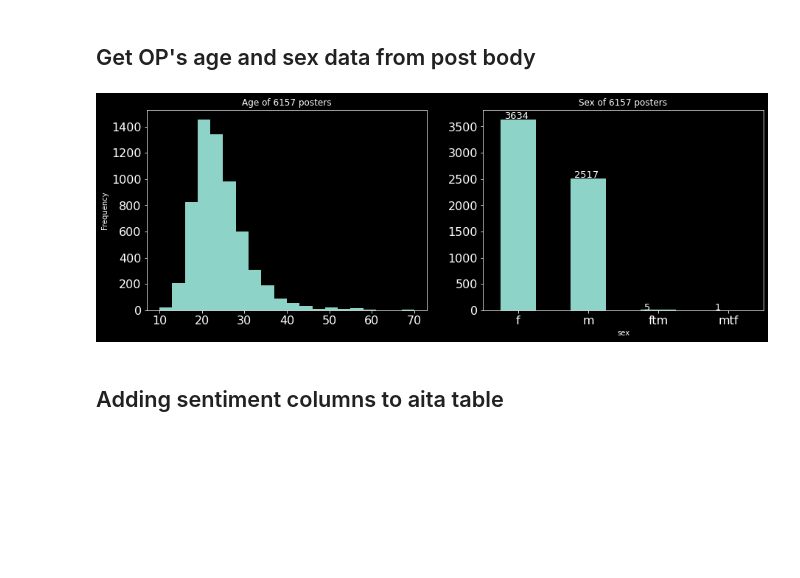
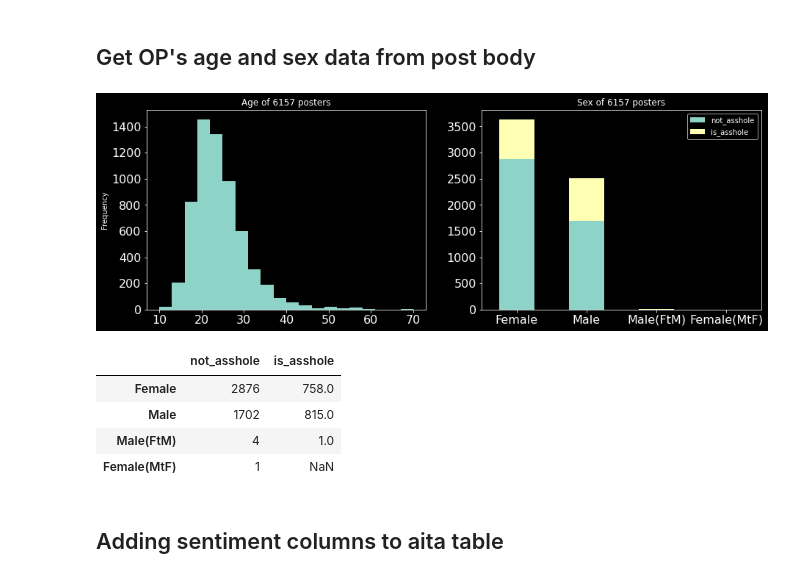
Before and after one commit to czengnn/who-is-the-asshole, a Jupyter notebook: who_the_a.ipynb, the cells around one changed output. Saved outputs shown, nothing was run; the diff lists cells and outputs as text; code cells hidden in the pictures; blank space fills up the shorter version.

```diff
--- a/who_the_a.ipynb
+++ b/who_the_a.ipynb
@@ -70,18 +70,31 @@ def poster_age_sex(text):
 # %%
 aita['age'] = aita['body_lil_clean'].apply(lambda x : poster_age_sex(x)[0])
 aita['sex'] = aita['body_lil_clean'].apply(lambda x : poster_age_sex(x)[1])
+# %%
+not_a = aita['sex'][(aita.sex != 'NA') & (aita.is_asshole == 0)].groupby(aita['sex']).count()
+is_a = aita['sex'][(aita.sex != 'NA') & (aita.is_asshole == 1)].groupby(aita['sex']).count()
+sex_table = pd.concat([not_a, is_a],axis=1)
+sex_table.columns=['not_asshole', 'is_asshole']
+sex_table.index = ['Female', 'Male(FtM)', 'Male', 'Female(MtF)']
+sex_table.sort_values('not_asshole', ascending=False, inplace=True)
 # %%
 fig, ax = plt.subplots(1, 2, figsize=(15, 5))
 age = aita['age'][aita.age != 0]
 sex = aita['sex'][aita.sex != 'NA']
-ax[0] = age.plot(kind='hist', bins=20, ax=ax[0], title=f'Age of {len(age)} posters', xlabel='Age', fontsize=16)
-ax[1] = sex.value_counts().plot(kind='bar', ax=ax[1], title=f'Sex of {len(sex)} posters', xlabel='sex', fontsize=16, rot=0)
-for p in ax[1].patches:
-    ax[1].annotate(str(p.get_height()), (p.get_x()+.05, p.get_height() * 1.005), fontsize=13)
 
+ax[0] = age.plot(kind='hist', bins=20, ax=ax[0], title=f'Age of {len(age)} posters', fontsize=16)
+ax[1] = sex_table.plot(kind='bar', ax=ax[1],stacked=True, title=f'Sex of {len(sex)} posters', fontsize=16, rot=0)
 plt.savefig('image/age_sex.png')
 # %% [output]
-[figure, old version]
+[figure, new version]
+# %%
+sex_table
+# %% [output]
+|  | not_asshole | is_asshole |
+| Female | 2876 | 758.0 |
+| Male | 1702 | 815.0 |
+| Male(FtM) | 4 | 1.0 |
+| Female(MtF) | 1 | NaN |
 # %% [markdown]
 ## Adding sentiment columns to aita table
 # %%
```
Also changed, not shown: 3 other files.
